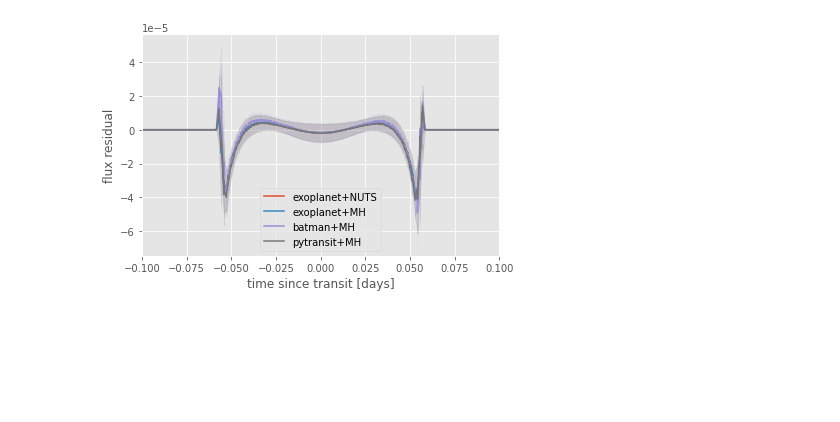
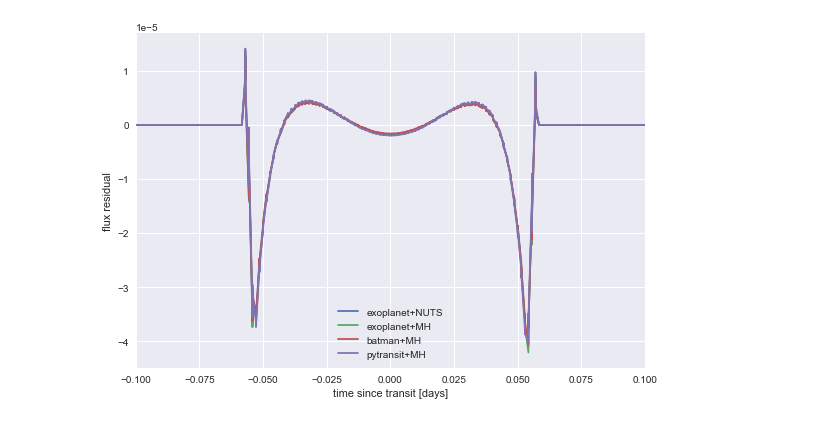
Before and after one commit to mileslucas/yeehaw, a Jupyter notebook: src/comparison.ipynb, the cells around one changed output. Cells and saved outputs as stored; diff of their text form; code cells hidden in the pictures; blank space fills up the shorter version.

```diff
--- a/src/comparison.ipynb
+++ b/src/comparison.ipynb
@@ -3,7 +3,7 @@ import arviz as az
 import matplotlib.pyplot as plt
 import numpy as np
 import pymc3 as pm
-plt.style.use("ggplot")
+plt.style.use("seaborn")
 # %%
 def rootdir(*args):
     return os.path.join("..", *args)
@@ -26,8 +26,6 @@ traces = {
     "batman+MH": az.InferenceData.from_netcdf(datadir("batman+MH_trace.nc")),
     "pytransit+MH": az.InferenceData.from_netcdf(datadir("pytransit+MH_trace.nc"))
 }
-# %%
-trace = traces["exoplanet+NUTS"]
 # %%
 fig, ax = plt.subplots(figsize=(10, 6))
 
@@ -86,25 +84,25 @@ with np.load(datadir("generated_data_100ppm.npz")) as data:
 with np.load(datadir("generated_data.npz")) as data:
     trueflux = data["flux"]
 # %%
-preds = [np.quantile(trace["posterior"]["y"], [0.25, 0.50, 0.75], axis=(0, 1)) for trace in traces.values()]
+preds = [np.median(trace["posterior"]["y"], axis=(0, 1)) for trace in traces.values()]
 # %%
 # Plot the folded data
 x_fold = (t - ground_truth["t0"] + 0.5 * ground_truth["period"]) % ground_truth["period"] - 0.5 * ground_truth["period"]
 maxphase = 0.1
 inds = np.argsort(x_fold)
 inds = inds[np.abs(x_fold)[inds] < maxphase]
 # Plot the folded model residuals
 for i, (name, pred) in enumerate(zip(traces, preds)):
-    lq, md, hq = pred
+    # lq, md, hq = pred
     # plt.plot(x_fold[inds], md[inds]/ trueflux[inds] - 1, color=f"C{i}", label=name)
     # plt.fill_between(x_fold[inds], lq[inds]/ trueflux[inds] - 1, hq[inds]/ trueflux[inds] - 1, color=f"C{i}", alpha=0.1)
-    plt.plot(x_fold[inds], md[inds] - trueflux[inds], color=f"C{i}", label=name)
-    plt.fill_between(x_fold[inds], lq[inds] - trueflux[inds], hq[inds] - trueflux[inds], color=f"C{i}", alpha=0.1)
+    plt.plot(x_fold[inds], pred[inds] - trueflux[inds], color=f"C{i}", label=name)
+    # plt.fill_between(x_fold[inds], lq[inds] - trueflux[inds], hq[inds] - trueflux[inds], color=f"C{i}", alpha=0.1)
 
 plt.legend()
 plt.xlim(-maxphase, maxphase)
 plt.xlabel("time since transit [days]")
 plt.ylabel("flux residual")
 plt.tight_layout()
 # %% [output]
-[figure, old version]
+[figure, new version]
```
Also changed, not shown: parts of 2 cells of this notebook.
